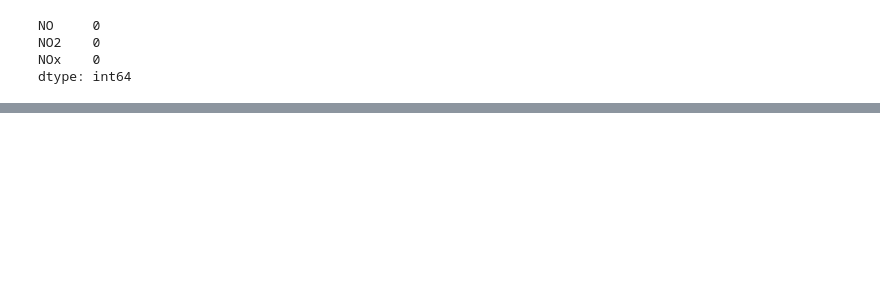
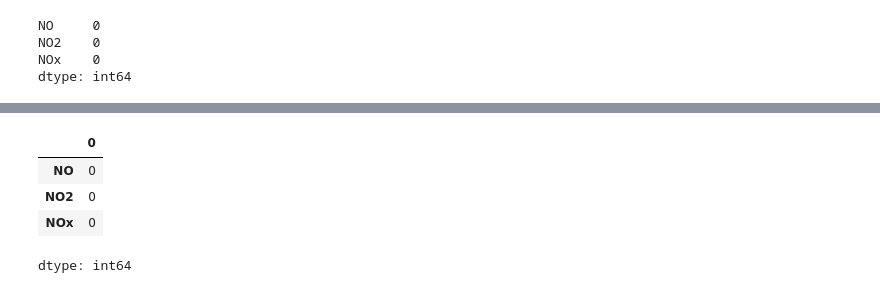
Before and after one commit to SonalDhoke/Programming_with_Data_Analysis_PY, a Jupyter notebook: st20336540_CMP7005_PDA.ipynb, the cells around one changed output, grey strips where cells are left out. Saved outputs shown, nothing was run; the diff lists cells and outputs as text; code cells hidden in the pictures; blank space fills up the shorter version.

```diff
--- a/st20336540_CMP7005_PDA.ipynb
+++ b/st20336540_CMP7005_PDA.ipynb
@@ -460,0 +525,8 @@ print(unique_cities)
+# %%
+(df[['NO', 'NO2', 'NOx']] < 0).sum()
+# %% [output]
+|  | 0 |
+| NO | 0 |
+| NO2 | 0 |
+| NOx | 0 |
+dtype: int64
```
Also changed, not shown: parts of 17 cells of this notebook.
